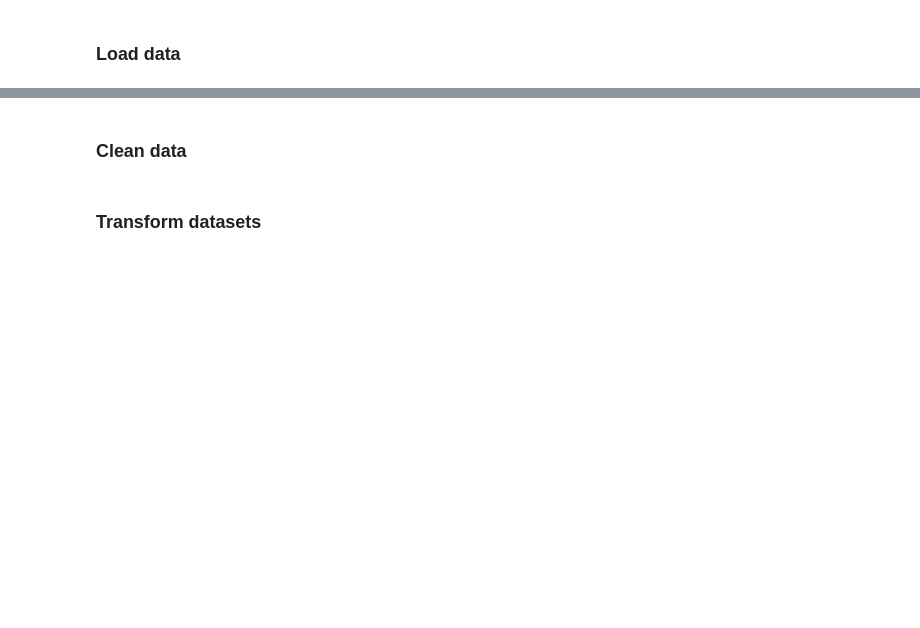
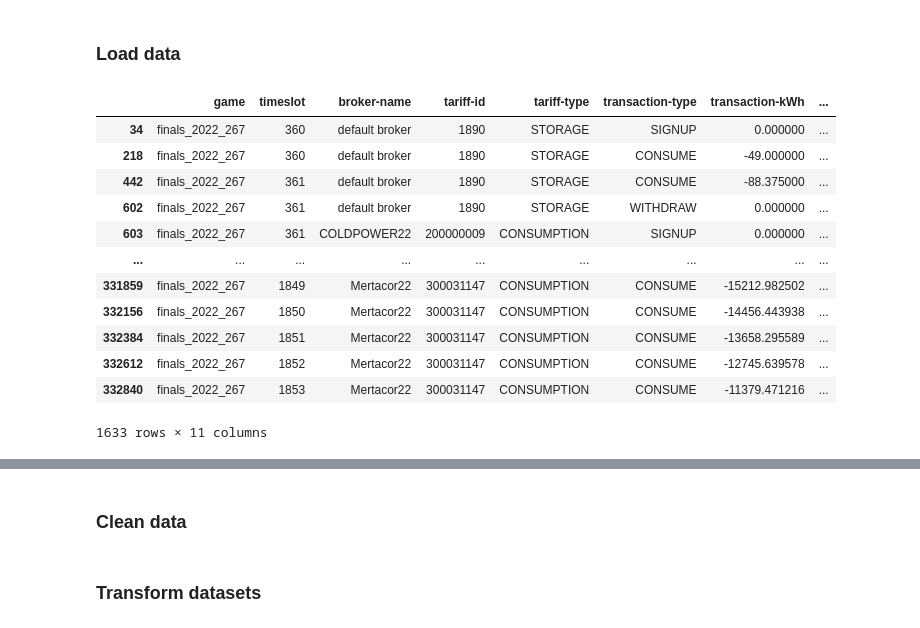
Before and after one commit to ducanhnguyen99/is3-powertac-ev-kpis, a Jupyter notebook: analysis/battery_storage_test.ipynb, the cells around one changed output, grey strips where cells are left out. Saved outputs shown, nothing was run; the diff lists cells and outputs as text; code cells hidden in the pictures; blank space fills up the shorter version.

```diff
--- a/analysis/battery_storage_test.ipynb
+++ b/analysis/battery_storage_test.ipynb
@@ -19,3 +19,19 @@ path = '/home/danguyen/data/powertac/finals_2022/{}'.format(folder)
 cwd = Path(path)
 tf_transactions = pd.read_csv(cwd/"{}.tariff-transactions.csv".format(folder), delimiter=";")
 balancing_actions = pd.read_csv(cwd/"{}.broker-balancing-actions.csv".format(folder), delimiter=";", decimal=",")
+# %%
+tf_transactions[tf_transactions['customer-name'] == 'residential_ev']
+# %% [output]
+|  | game | timeslot | broker-name | tariff-id | tariff-type | transaction-type | transaction-kWh | ... |
+| 34 | finals_2022_267 | 360 | default broker | 1890 | STORAGE | SIGNUP | 0.000000 | ... |
+| 218 | finals_2022_267 | 360 | default broker | 1890 | STORAGE | CONSUME | -49.000000 | ... |
+| 442 | finals_2022_267 | 361 | default broker | 1890 | STORAGE | CONSUME | -88.375000 | ... |
+| 602 | finals_2022_267 | 361 | default broker | 1890 | STORAGE | WITHDRAW | 0.000000 | ... |
+| 603 | finals_2022_267 | 361 | COLDPOWER22 | 200000009 | CONSUMPTION | SIGNUP | 0.000000 | ... |
+| ... | ... | ... | ... | ... | ... | ... | ... | ... |
+| 331859 | finals_2022_267 | 1849 | Mertacor22 | 300031147 | CONSUMPTION | CONSUME | -15212.982502 | ... |
+| 332156 | finals_2022_267 | 1850 | Mertacor22 | 300031147 | CONSUMPTION | CONSUME | -14456.443938 | ... |
+| 332384 | finals_2022_267 | 1851 | Mertacor22 | 300031147 | CONSUMPTION | CONSUME | -13658.295589 | ... |
+| 332612 | finals_2022_267 | 1852 | Mertacor22 | 300031147 | CONSUMPTION | CONSUME | -12745.639578 | ... |
+| 332840 | finals_2022_267 | 1853 | Mertacor22 | 300031147 | CONSUMPTION | CONSUME | -11379.471216 | ... |
+1633 rows × 11 columns
```
Also changed, not shown: parts of 2 cells of this notebook, 39 other files.
